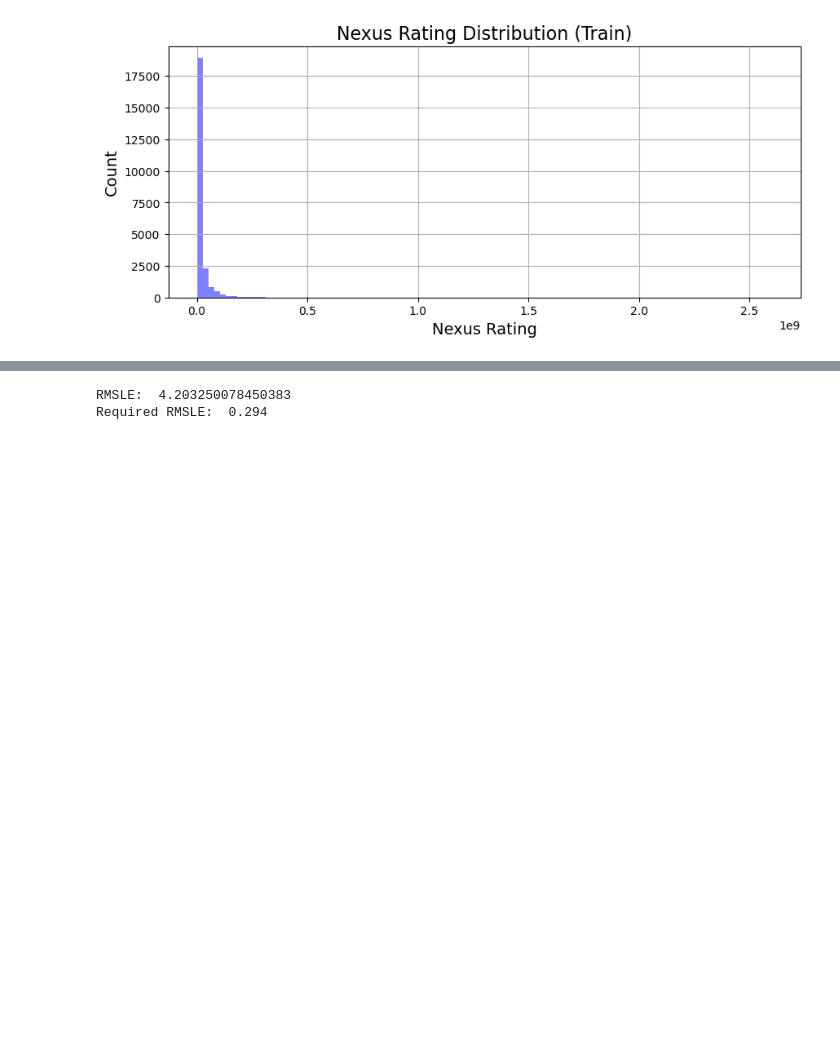
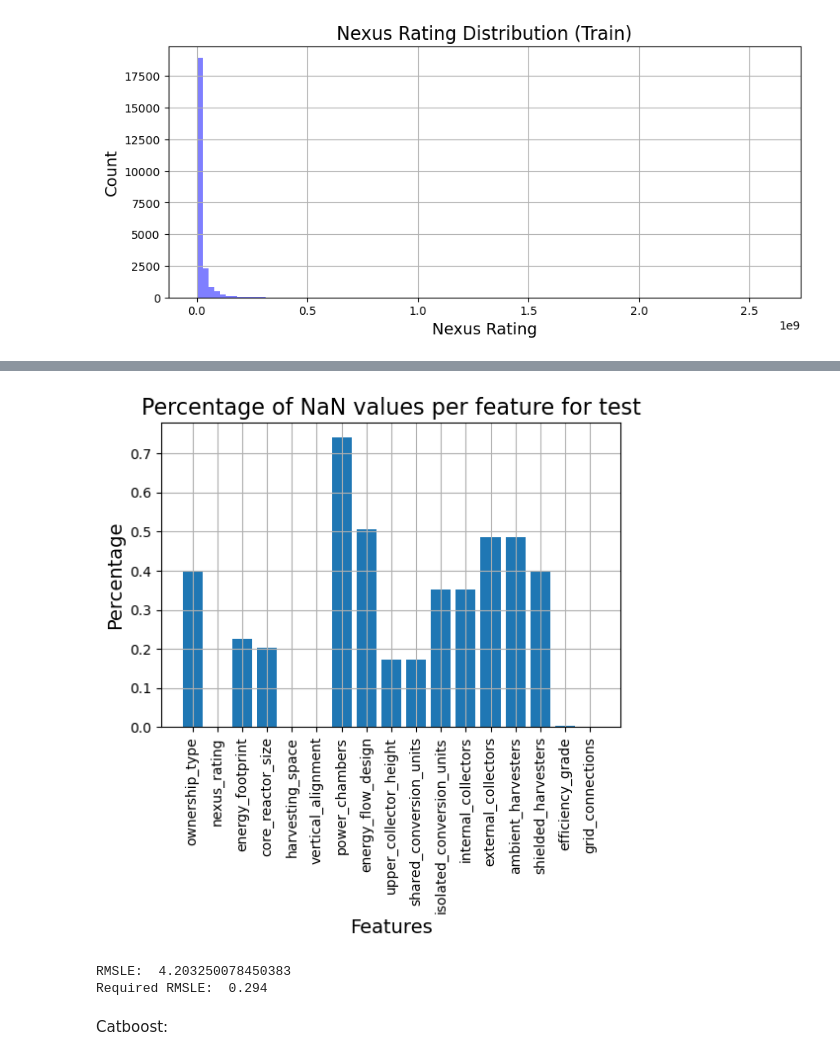
Before and after one commit to MatissPod/Intro-ML, a Jupyter notebook: Assignment1(1)/Assignment1/Chapter_1.ipynb, the cells around one changed output, grey strips where cells are left out. Drawn from its saved outputs; the diff is of its cells as text; code cells hidden in the pictures; blank space fills up the shorter version.

```diff
--- a/Assignment1(1)/Assignment1/Chapter_1.ipynb
+++ b/Assignment1(1)/Assignment1/Chapter_1.ipynb
@@ -786,3 +820,15 @@ Text(0, 0.5, 'Count')
+# %%
+# Plot percentage of NaN values in each column
+plt.figure(figsize=(6, 4))
+plt.bar(test.columns, test.isnull().mean())
+plt.grid(True)
+plt.xlabel('Features', fontsize=14)
+plt.ylabel('Percentage', fontsize=14)
+plt.title('Percentage of NaN values per feature for test', fontsize=16)
+plt.xticks(rotation=90)
+plt.show()
+# %% [output]
+[figure, added]
 # %%
 from sklearn.metrics import mean_squared_log_error
 
@@ -799,0 +871,2 @@ Required RMSLE:  0.294
+# %% [markdown]
+Catboost:
```
Also changed, not shown: parts of 20 cells of this notebook, 5 other files.
